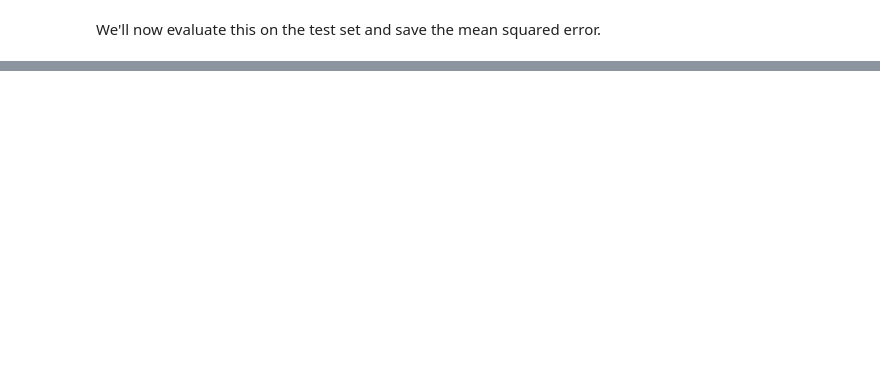
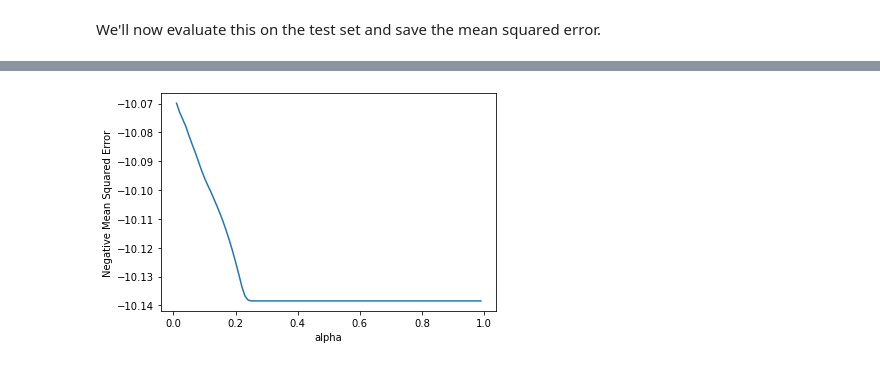
Before and after one commit to EricFriedlander/mlb-predict, a Jupyter notebook: notebooks/model1-singleTeam.ipynb, the cells around one changed output, grey strips where cells are left out. Cells and saved outputs as stored; diff of their text form; code cells hidden in the pictures; blank space fills up the shorter version.

Commit message:
Added Lasso and Ridge.

```diff
--- a/notebooks/model1-singleTeam.ipynb
+++ b/notebooks/model1-singleTeam.ipynb
@@ -353,0 +358,27 @@ The root MSE for Linear Regression is 3.315082
+# %%
+from sklearn.linear_model import Lasso
+from sklearn.model_selection import cross_val_score
+
+# We'll try a variaty of different values for alpha (the coefficient on the L1 penalty)
+alphas = list(np.arange(.01, 1, .01))
+
+# Normalize data
+train_normalized = (train[predictors] - train[predictors].mean())/train[predictors].std()
+test_normalized = (test[predictors]-test[predictors].mean())/test[predictors].std()
+
+alpha_losses_lasso = []
+# Loop through alphas and test each one
+for alpha in alphas:
+    # Define LASSO estimator
+    lasso = Lasso(alpha=alpha)
+
+    # Cross Validate using samel KFold as above
+    alpha_losses_lasso.append(cross_val_score(lasso, train_normalized, train['Runs'], scoring='neg_mean_squared_error', cv=kfolds).mean())
+
+fig, ax = plt.subplots()
+ax.plot(alphas, alpha_losses_lasso)
+ax.set_xlabel('alpha')
+ax.set_ylabel('Negative Mean Squared Error')
+plt.show()
+# %% [output]
+[figure, added]
```
Also changed, not shown: parts of 9 cells of this notebook.
